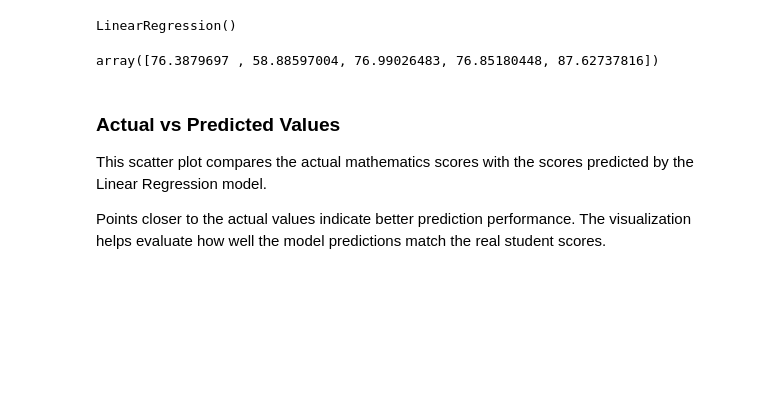
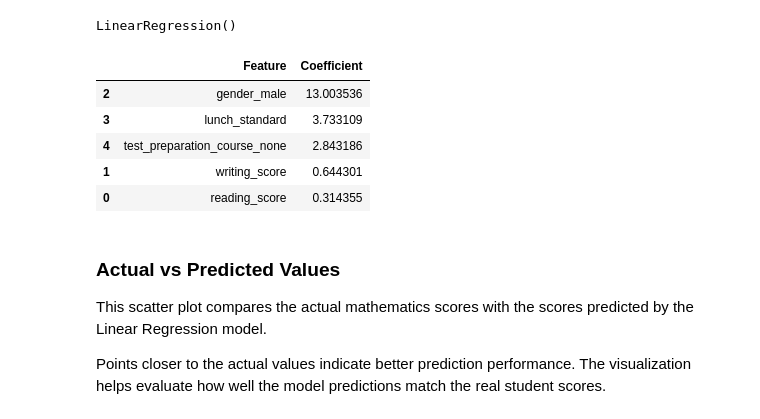
Before and after one commit to Supriyaraj13/AIML-PROJECT-ROLLNO-2302220100190, a Jupyter notebook: Notebook/Student_Performance_Prediction.ipynb, the cells around one changed output. Drawn from its saved outputs; the diff is of its cells as text; code cells hidden in the pictures; blank space fills up the shorter version.

```diff
--- a/Notebook/Student_Performance_Prediction.ipynb
+++ b/Notebook/Student_Performance_Prediction.ipynb
@@ -390,9 +394,22 @@ model = LinearRegression()
 model.fit(X_train, y_train)
 # %% [output]
 LinearRegression()
-# %%
-y_pred = model.predict(X_test)
-
-y_pred[:5]
-# %% [output]
-array([76.3879697 , 58.88597004, 76.99026483, 76.85180448, 87.62737816])
+# %%
+feature_importance = pd.DataFrame({
+    "Feature": X.columns,
+    "Coefficient": model.coef_
+})
+
+feature_importance = feature_importance.sort_values(
+    by="Coefficient",
+    ascending=False
+)
+
+feature_importance
+# %% [output]
+|  | Feature | Coefficient |
+| 2 | gender_male | 13.003536 |
+| 3 | lunch_standard | 3.733109 |
+| 4 | test_preparation_course_none | 2.843186 |
+| 1 | writing_score | 0.644301 |
+| 0 | reading_score | 0.314355 |
```
Also changed, not shown: parts of 20 cells of this notebook, 8 other files.
